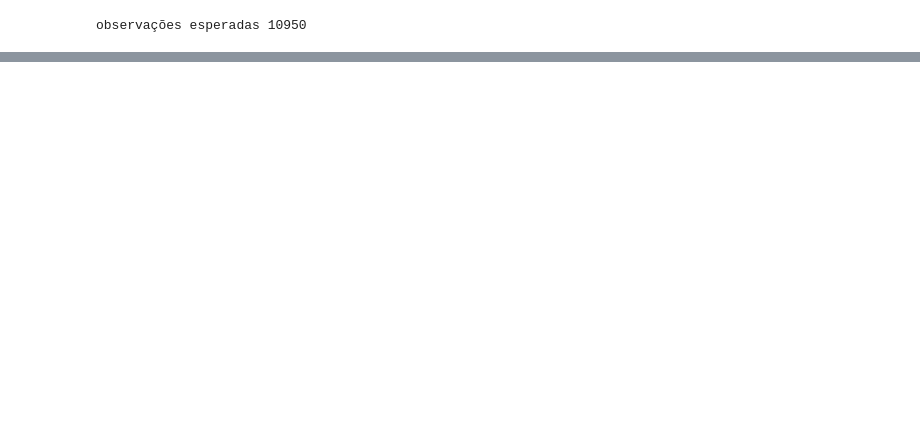
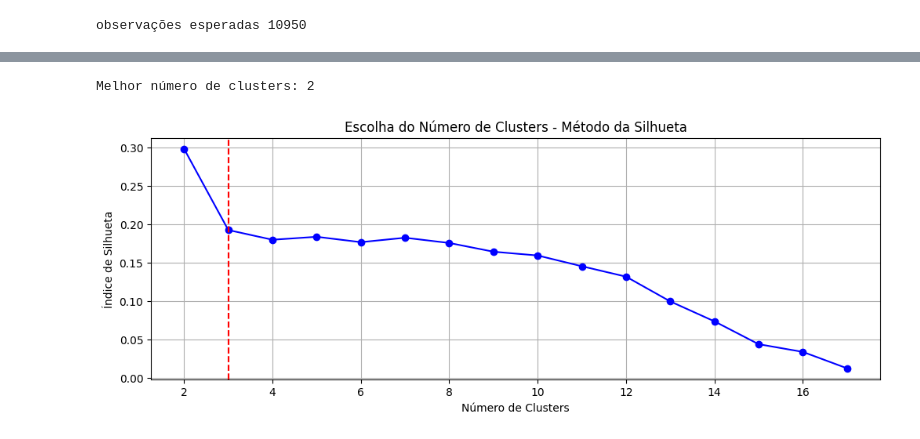
Before and after one commit to lucasdmarten/dissertacao, a Jupyter notebook: stations_parser_anomalys.ipynb, the cells around one changed output, grey strips where cells are left out. Cells and saved outputs as stored; diff of their text form; code cells hidden in the pictures; blank space fills up the shorter version.

```diff
--- a/stations_parser_anomalys.ipynb
+++ b/stations_parser_anomalys.ipynb
@@ -60,3 +76,6 @@ for p in paths:
 
         assert len(df) == n_total_days
         dfs.append(df)
+# %%
+metadata = pd.DataFrame(metadata)
+len(metadata)
@@ -65,7 +193,8 @@ sel_columns = [
     'Data Medicao',
     'PRECIPITACAO TOTAL, DIARIO(mm)',
     'TEMPERATURA MAXIMA, DIARIA(°C)',
-    'TEMPERATURA MEDIA COMPENSADA, DIARIA(°C)',
+    #'TEMPERATURA MEDIA COMPENSADA, DIARIA(°C)',
+    'tmean',
     'TEMPERATURA MINIMA, DIARIA(°C)',
     'UMIDADE RELATIVA DO AR, MEDIA DIARIA(%)',
     'cod',
@@ -79,7 +208,7 @@ rename_cols = {
     'Data Medicao':'datas',
     'PRECIPITACAO TOTAL, DIARIO(mm)':'prec',
     'TEMPERATURA MAXIMA, DIARIA(°C)':'tmax',
-    'TEMPERATURA MEDIA COMPENSADA, DIARIA(°C)':'tmean',
+    #'TEMPERATURA MEDIA COMPENSADA, DIARIA(°C)':'tmean',
     'TEMPERATURA MINIMA, DIARIA(°C)':'tmin',
     'UMIDADE RELATIVA DO AR, MEDIA DIARIA(%)':'ur',
 }
@@ -433,10 +329,0 @@ groups_ward.index = pd.to_datetime(groups_ward.index)
-# %%
-# Aplicação do KMeans
-kmeans = KMeans(n_clusters=7, random_state=0, n_init="auto").fit(data.values)
-labels = [f"G{int(l+1)}" for l in kmeans.labels_]
-code2group = dict(zip(data.index, labels))
-
-groups_kmeans = anom_data.copy()
-groups_kmeans.insert(0, 'labels', labels)
-groups_kmeans = groups_kmeans.groupby('labels').mean().T
-groups_kmeans.index = pd.to_datetime(groups_kmeans.index)
@@ -923,0 +358,38 @@ anom_mean.loc['83948', '1991-03-24']
+# %%
+import numpy as np
+import scipy.cluster.hierarchy as sch
+from sklearn.metrics import silhouette_score
+
+# Calculando a matriz de ligação (linkage)
+Z = sch.linkage(anom_data.values, method='ward')
+
+# Testando diferentes números de clusters
+silhouettes = []
+K = range(2, 18)
+
+for k in K:
+    labels = sch.fcluster(Z, k, criterion='maxclust')
+    score = silhouette_score(anom_data.values, labels)
+    silhouettes.append(score)
+
+# Encontrando o melhor número de clusters
+best_k = K[np.argmax(silhouettes)]
+print(f"Melhor número de clusters: {best_k}")
+
+# Plotando o índice de silhueta
+plt.figure(figsize=(12, 4))
+plt.plot(K, silhouettes, marker='o', linestyle='-', color='b')
+plt.xlabel("Número de Clusters")
+plt.ylabel("Índice de Silhueta")
+plt.title("Escolha do Número de Clusters - Método da Silhueta")
+plt.grid(True)
+
+# Destacando o melhor k
+best_k = K[np.argmax(silhouettes)]
+plt.axvline(3, color='r', linestyle='--')
+#lt.legend()
+
+plt.show()
+# %% [output]
+Melhor número de clusters: 2
+[figure, added]
```
Also changed, not shown: parts of 71 cells of this notebook, 39 other files.
